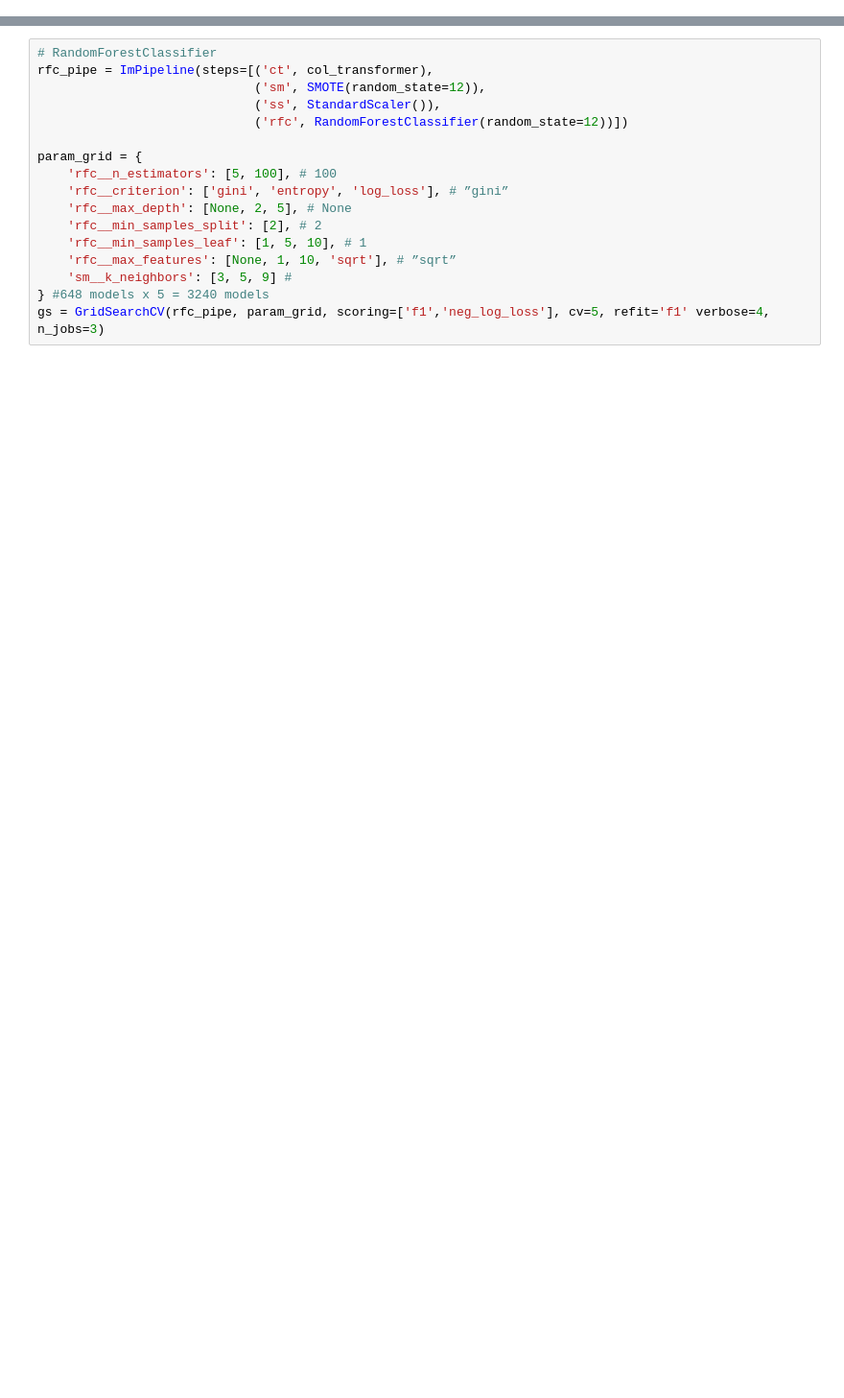
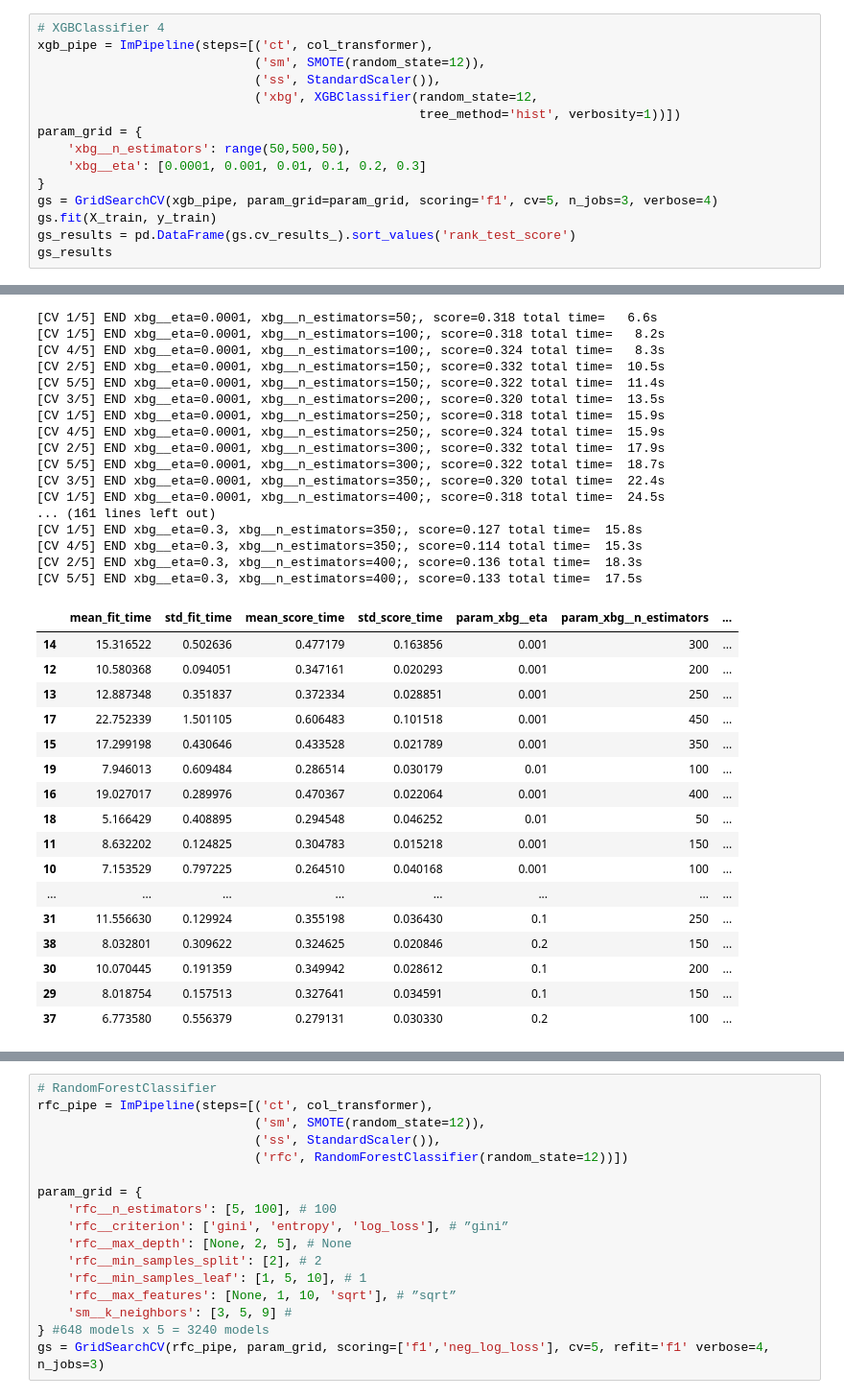
Before and after one commit to rlodetti/classification_project, a Jupyter notebook: 03 - Modeling & Evaluation.ipynb, the cells around one changed output, grey strips where cells are left out. Shown at 96% size. Cells and saved outputs as stored; diff of their text form; blank space fills up the shorter version.

```diff
--- a/03 - Modeling & Evaluation.ipynb
+++ b/03 - Modeling & Evaluation.ipynb
@@ -216,0 +367,16 @@ gs = GridSearchCV(xgb_pipe, param_grid, scoring=['f1','neg_log_loss'], cv=5, ref
+# %%
+# XGBClassifier 4
+xgb_pipe = ImPipeline(steps=[('ct', col_transformer),
+                             ('sm', SMOTE(random_state=12)),
+                             ('ss', StandardScaler()),
+                             ('xbg', XGBClassifier(random_state=12,
+                                                   tree_method='hist', verbosity=1))])
+param_grid = {
+    'xbg__n_estimators': range(50,500,50),
+    'xbg__eta': [0.0001, 0.001, 0.01, 0.1, 0.2, 0.3]
+}
+gs = GridSearchCV(xgb_pipe, param_grid=param_grid, scoring='f1', cv=5, n_jobs=3, verbose=4)
+gs.fit(X_train, y_train)
+gs_results = pd.DataFrame(gs.cv_results_).sort_values('rank_test_score')
+gs_results
+# %% [output]
@@ -216,0 +400,34 @@ gs = GridSearchCV(xgb_pipe, param_grid, scoring=['f1','neg_log_loss'], cv=5, ref
+[CV 1/5] END xbg__eta=0.0001, xbg__n_estimators=50;, score=0.318 total time=   6.6s
+[CV 1/5] END xbg__eta=0.0001, xbg__n_estimators=100;, score=0.318 total time=   8.2s
+[CV 4/5] END xbg__eta=0.0001, xbg__n_estimators=100;, score=0.324 total time=   8.3s
+[CV 2/5] END xbg__eta=0.0001, xbg__n_estimators=150;, score=0.332 total time=  10.5s
+[CV 5/5] END xbg__eta=0.0001, xbg__n_estimators=150;, score=0.322 total time=  11.4s
+[CV 3/5] END xbg__eta=0.0001, xbg__n_estimators=200;, score=0.320 total time=  13.5s
+[CV 1/5] END xbg__eta=0.0001, xbg__n_estimators=250;, score=0.318 total time=  15.9s
+[CV 4/5] END xbg__eta=0.0001, xbg__n_estimators=250;, score=0.324 total time=  15.9s
+[CV 2/5] END xbg__eta=0.0001, xbg__n_estimators=300;, score=0.332 total time=  17.9s
+[CV 5/5] END xbg__eta=0.0001, xbg__n_estimators=300;, score=0.322 total time=  18.7s
+[CV 3/5] END xbg__eta=0.0001, xbg__n_estimators=350;, score=0.320 total time=  22.4s
+[CV 1/5] END xbg__eta=0.0001, xbg__n_estimators=400;, score=0.318 total time=  24.5s
+... (161 lines left out)
+[CV 1/5] END xbg__eta=0.3, xbg__n_estimators=350;, score=0.127 total time=  15.8s
+[CV 4/5] END xbg__eta=0.3, xbg__n_estimators=350;, score=0.114 total time=  15.3s
+[CV 2/5] END xbg__eta=0.3, xbg__n_estimators=400;, score=0.136 total time=  18.3s
+[CV 5/5] END xbg__eta=0.3, xbg__n_estimators=400;, score=0.133 total time=  17.5s
+|  | mean_fit_time | std_fit_time | mean_score_time | std_score_time | param_xbg__eta | param_xbg__n_estimators | ... |
+| 14 | 15.316522 | 0.502636 | 0.477179 | 0.163856 | 0.001 | 300 | ... |
+| 12 | 10.580368 | 0.094051 | 0.347161 | 0.020293 | 0.001 | 200 | ... |
+| 13 | 12.887348 | 0.351837 | 0.372334 | 0.028851 | 0.001 | 250 | ... |
+| 17 | 22.752339 | 1.501105 | 0.606483 | 0.101518 | 0.001 | 450 | ... |
+| 15 | 17.299198 | 0.430646 | 0.433528 | 0.021789 | 0.001 | 350 | ... |
+| 19 | 7.946013 | 0.609484 | 0.286514 | 0.030179 | 0.01 | 100 | ... |
+| 16 | 19.027017 | 0.289976 | 0.470367 | 0.022064 | 0.001 | 400 | ... |
+| 18 | 5.166429 | 0.408895 | 0.294548 | 0.046252 | 0.01 | 50 | ... |
+| 11 | 8.632202 | 0.124825 | 0.304783 | 0.015218 | 0.001 | 150 | ... |
+| 10 | 7.153529 | 0.797225 | 0.264510 | 0.040168 | 0.001 | 100 | ... |
+| ... | ... | ... | ... | ... | ... | ... | ... |
+| 31 | 11.556630 | 0.129924 | 0.355198 | 0.036430 | 0.1 | 250 | ... |
+| 38 | 8.032801 | 0.309622 | 0.324625 | 0.020846 | 0.2 | 150 | ... |
+| 30 | 10.070445 | 0.191359 | 0.349942 | 0.028612 | 0.1 | 200 | ... |
+| 29 | 8.018754 | 0.157513 | 0.327641 | 0.034591 | 0.1 | 150 | ... |
+| 37 | 6.773580 | 0.556379 | 0.279131 | 0.030330 | 0.2 | 100 | ... |
```
Also changed, not shown: parts of 22 cells of this notebook, 8 other files.
